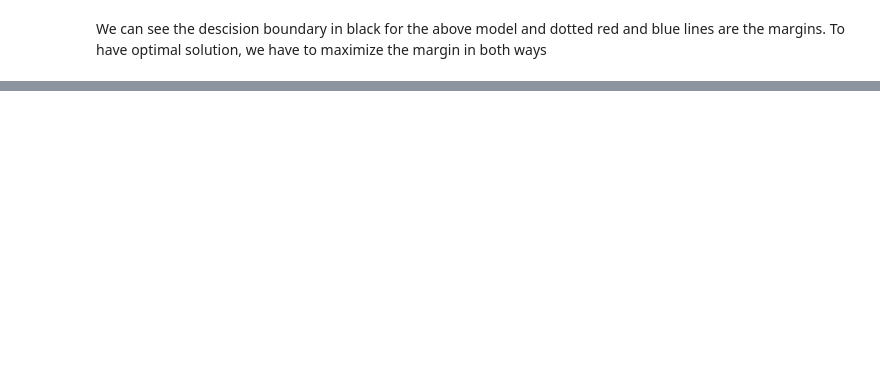
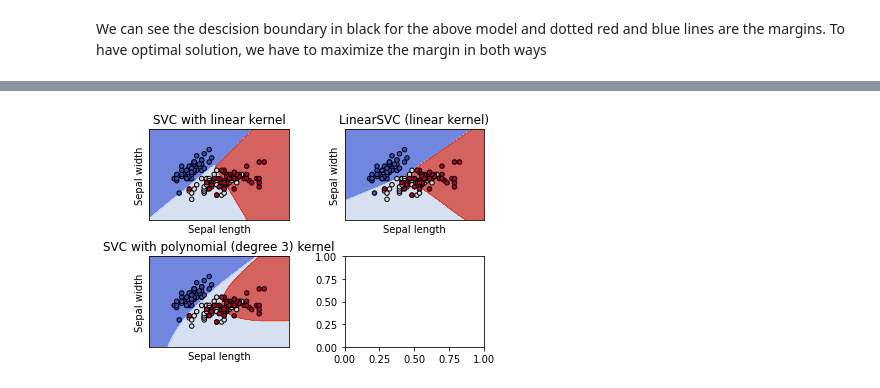
Before and after one commit to nssn96/ML_Neural-networks, a Jupyter notebook: ML_SVM.ipynb, the cells around one changed output, grey strips where cells are left out. Saved outputs shown, nothing was run; the diff lists cells and outputs as text; code cells hidden in the pictures; blank space fills up the shorter version.

```diff
--- a/ML_SVM.ipynb
+++ b/ML_SVM.ipynb
@@ -499,0 +567,54 @@ AttributeError: ignored
+# %%
+#Comparing the implementation with linear and polynomial kernel using sklearn.svm.SVC
+from sklearn import svm
+def make_meshgrid(x, y, h=0.02):
+    x_min, x_max = x.min() - 1, x.max() + 1
+    y_min, y_max = y.min() - 1, y.max() + 1
+    xx, yy = np.meshgrid(np.arange(x_min, x_max, h), np.arange(y_min, y_max, h))
+    return xx, yy
+
+
+def plot_contours(ax, clf, xx, yy, **params):
+    Z = clf.predict(np.c_[xx.ravel(), yy.ravel()])
+    Z = Z.reshape(xx.shape)
+    out = ax.contourf(xx, yy, Z, **params)
+    return out
+def iris_inbuiltsvm_test():
+  iris = load_iris()
+  X = iris.data[:, :2]
+  y = iris.target
+  C = 1.0  # SVM regularization parameter
+
+  models = (
+      svm.SVC(kernel="linear", C=C),
+      svm.LinearSVC(C=C, max_iter=10000),
+      svm.SVC(kernel="poly", degree=3, gamma="auto", C=C),
+  )
+  models = (clf.fit(X, y) for clf in models)
+
+  # title for the plots
+  titles = (
+      "SVC with linear kernel",
+      "LinearSVC (linear kernel)",
+      "SVC with polynomial (degree 3) kernel",
+  )
+  fig, sub = plt.subplots(2, 2)
+  plt.subplots_adjust(wspace=0.4, hspace=0.4)
+  X0, X1 = X[:, 0], X[:, 1]
+  xx, yy = make_meshgrid(X0, X1)
+
+  for clf, title, ax in zip(models, titles, sub.flatten()):
+      plot_contours(ax, clf, xx, yy, cmap=plt.cm.coolwarm, alpha=0.8)
+      ax.scatter(X0, X1, c=y, cmap=plt.cm.coolwarm, s=20, edgecolors="k")
+      ax.set_xlim(xx.min(), xx.max())
+      ax.set_ylim(yy.min(), yy.max())
+      ax.set_xlabel("Sepal length")
+      ax.set_ylabel("Sepal width")
+      ax.set_xticks(())
+      ax.set_yticks(())
+      ax.set_title(title)
+
+  plt.show()
+iris_inbuiltsvm_test()
+# %% [output]
+[figure, added]
```
Also changed, not shown: parts of 12 cells of this notebook.
